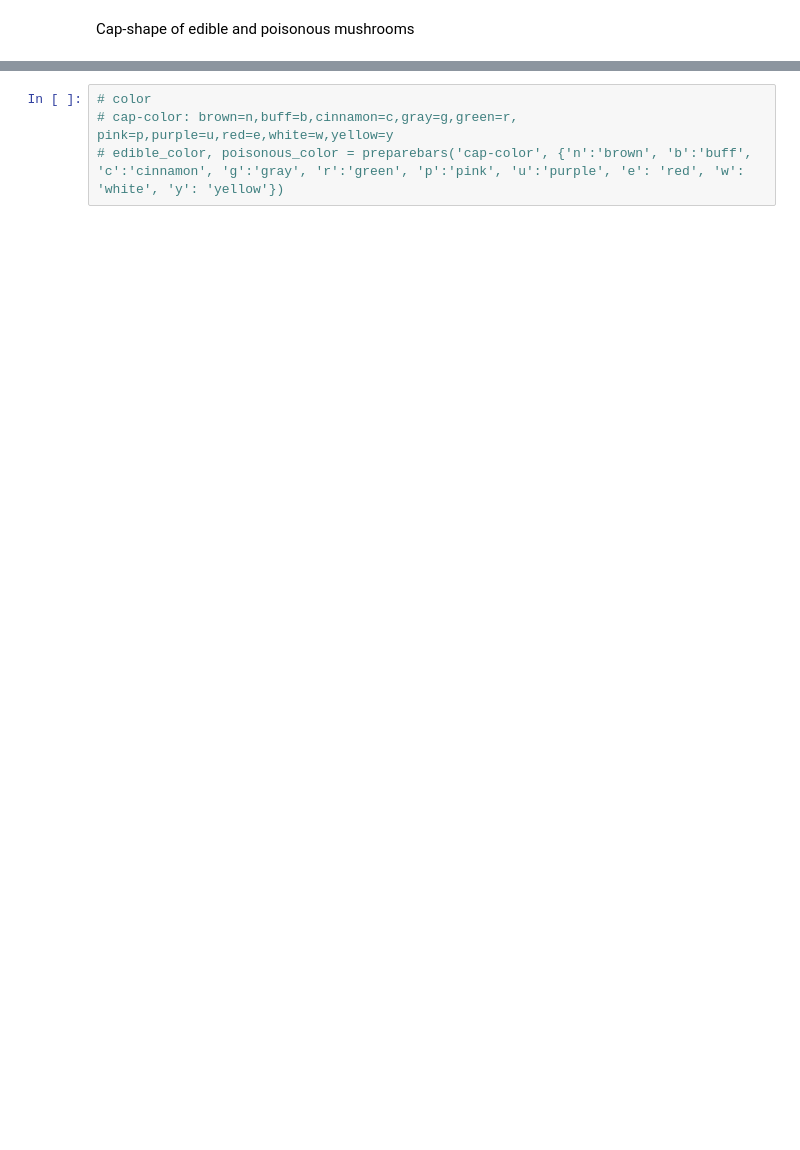
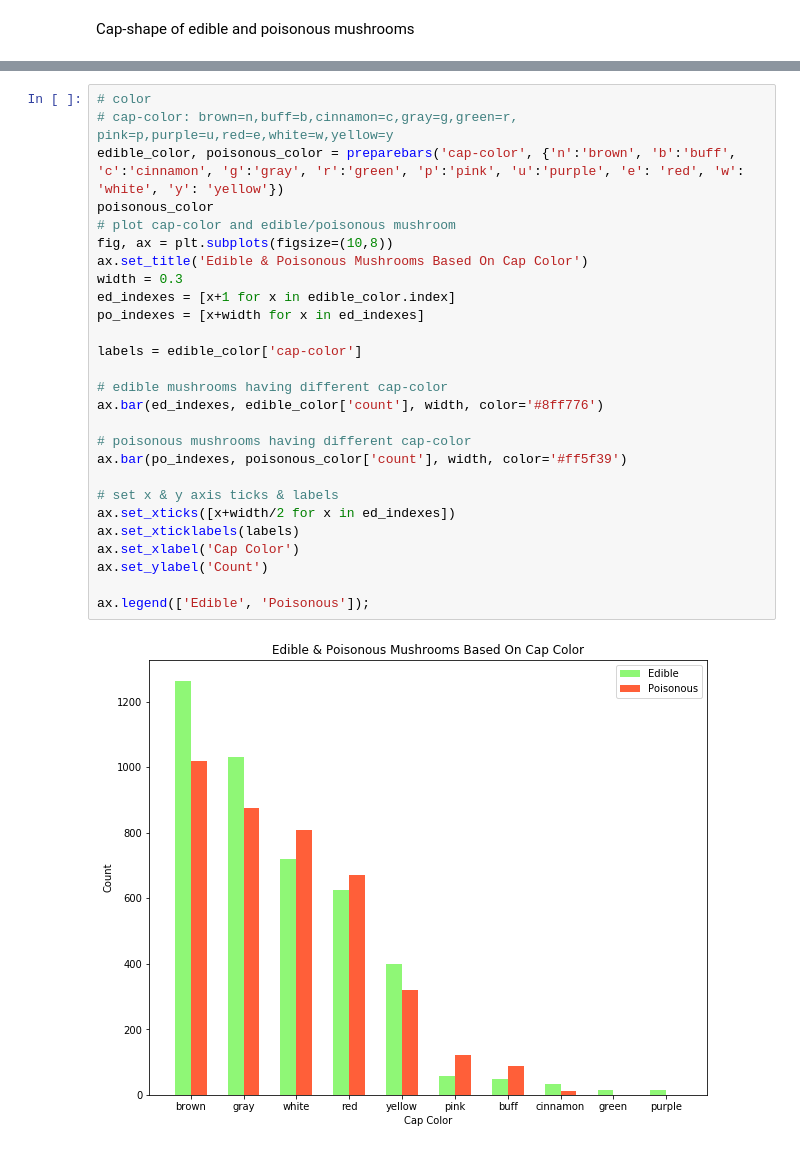
Before and after one commit to yuvrajpandya/ScikitLearn, a Jupyter notebook: KNN/Mushroom Prediction.ipynb, the cells around one changed output, grey strips where cells are left out. Saved outputs shown, nothing was run; the diff lists cells and outputs as text; blank space fills up the shorter version.

```diff
--- a/KNN/Mushroom Prediction.ipynb
+++ b/KNN/Mushroom Prediction.ipynb
@@ -233,4 +210,29 @@ ax.legend(['Edible', 'Poisonous']);
 # %%
 # color
 # cap-color: brown=n,buff=b,cinnamon=c,gray=g,green=r, pink=p,purple=u,red=e,white=w,yellow=y
-# edible_color, poisonous_color = preparebars('cap-color', {'n':'brown', 'b':'buff', 'c':'cinnamon', 'g':'gray', 'r':'green', 'p':'pink', 'u':'purple', 'e': 'red', 'w': 'white', 'y': 'yellow'})
+edible_color, poisonous_color = preparebars('cap-color', {'n':'brown', 'b':'buff', 'c':'cinnamon', 'g':'gray', 'r':'green', 'p':'pink', 'u':'purple', 'e': 'red', 'w': 'white', 'y': 'yellow'})
+poisonous_color
+# plot cap-color and edible/poisonous mushroom
+fig, ax = plt.subplots(figsize=(10,8))
+ax.set_title('Edible & Poisonous Mushrooms Based On Cap Color')
+width = 0.3
+ed_indexes = [x+1 for x in edible_color.index]
+po_indexes = [x+width for x in ed_indexes]
+
+labels = edible_color['cap-color']
+
+# edible mushrooms having different cap-color
+ax.bar(ed_indexes, edible_color['count'], width, color='#8ff776')
+
+# poisonous mushrooms having different cap-color
+ax.bar(po_indexes, poisonous_color['count'], width, color='#ff5f39')
+
+# set x & y axis ticks & labels
+ax.set_xticks([x+width/2 for x in ed_indexes])
+ax.set_xticklabels(labels)
+ax.set_xlabel('Cap Color')
+ax.set_ylabel('Count')
+
+ax.legend(['Edible', 'Poisonous']);
+# %% [output]
+[figure, added]
```
Also changed, not shown: parts of 4 cells of this notebook.
